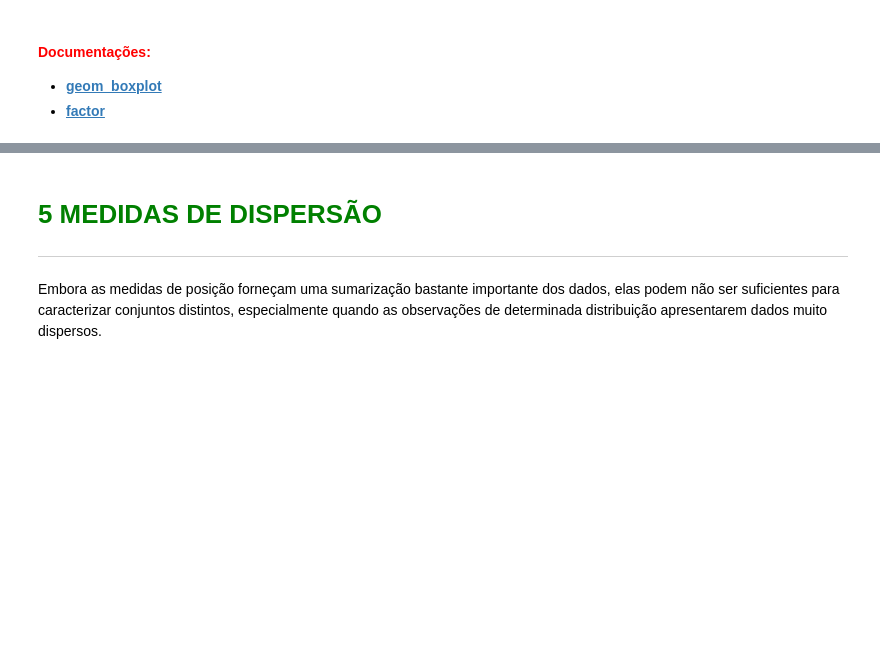
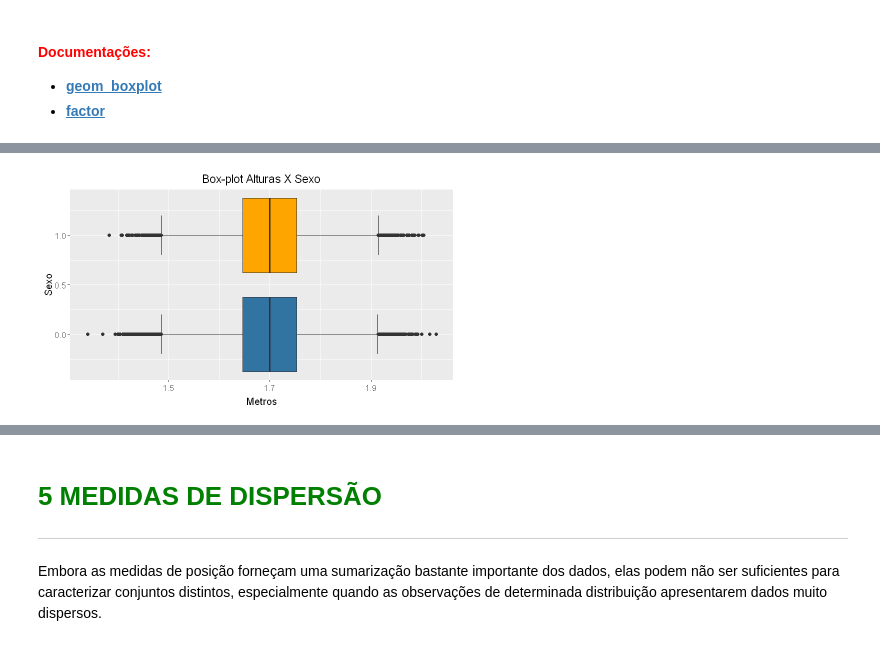
Before and after one commit to ProfessorDanilo/2022, a Jupyter notebook: AluraCursosQueFiz/R/1estatistica com R/Curso_de_Estatística_Parte_1.ipynb, the cells around one changed output, grey strips where cells are left out. Saved outputs shown, nothing was run; the diff lists cells and outputs as text; code cells hidden in the pictures; blank space fills up the shorter version.

```diff
--- a/AluraCursosQueFiz/R/1estatistica com R/Curso_de_Estatística_Parte_1.ipynb
+++ b/AluraCursosQueFiz/R/1estatistica com R/Curso_de_Estatística_Parte_1.ipynb
@@ -1237,9 +1301,11 @@ ggplot(data = "#", aes(x = "#", y = "#")) +
 # %%
-ggplot(data = "#", aes(x = "#", y = "#", group = "#")) +
+ggplot(data = dados, aes(x = Sexo, y = Altura, group = Sexo)) +
     stat_boxplot(geom ='errorbar', width = 0.4) +
     geom_boxplot(fill = c('#3274A1', "orange")) +
     coord_flip() +
     ylab("Metros") +
     xlab("Sexo") +
     ggtitle('Box-plot Alturas X Sexo') +
     formatos
+# %% [output]
+[figure, added]
```
Also changed, not shown: parts of 19 cells of this notebook.
